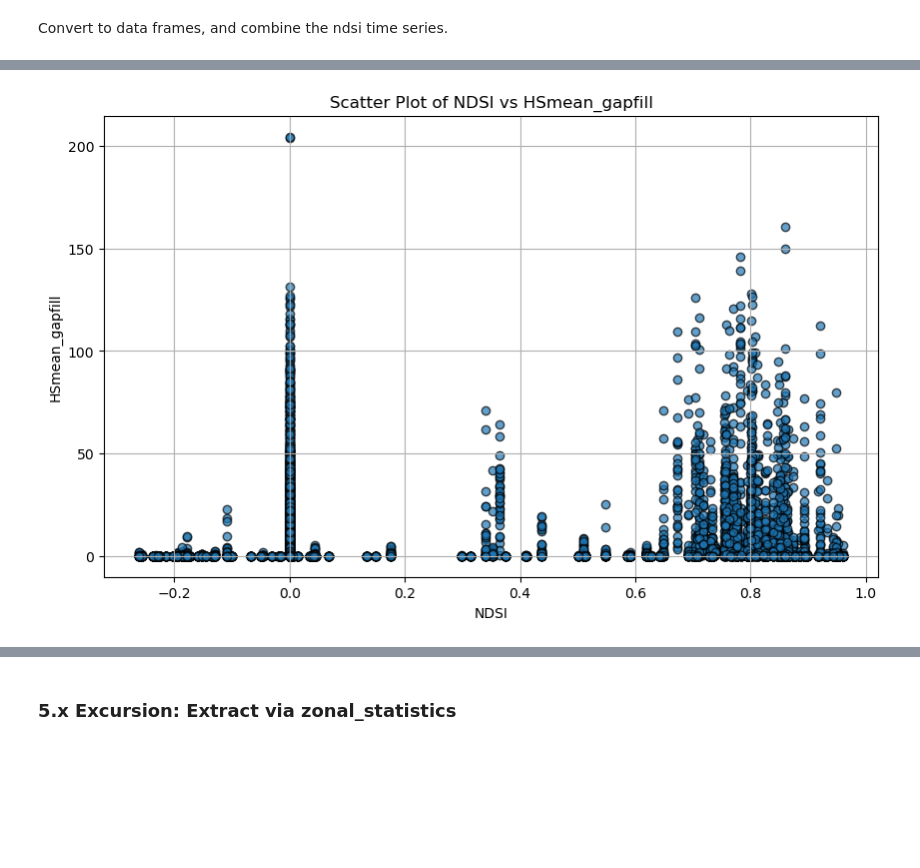
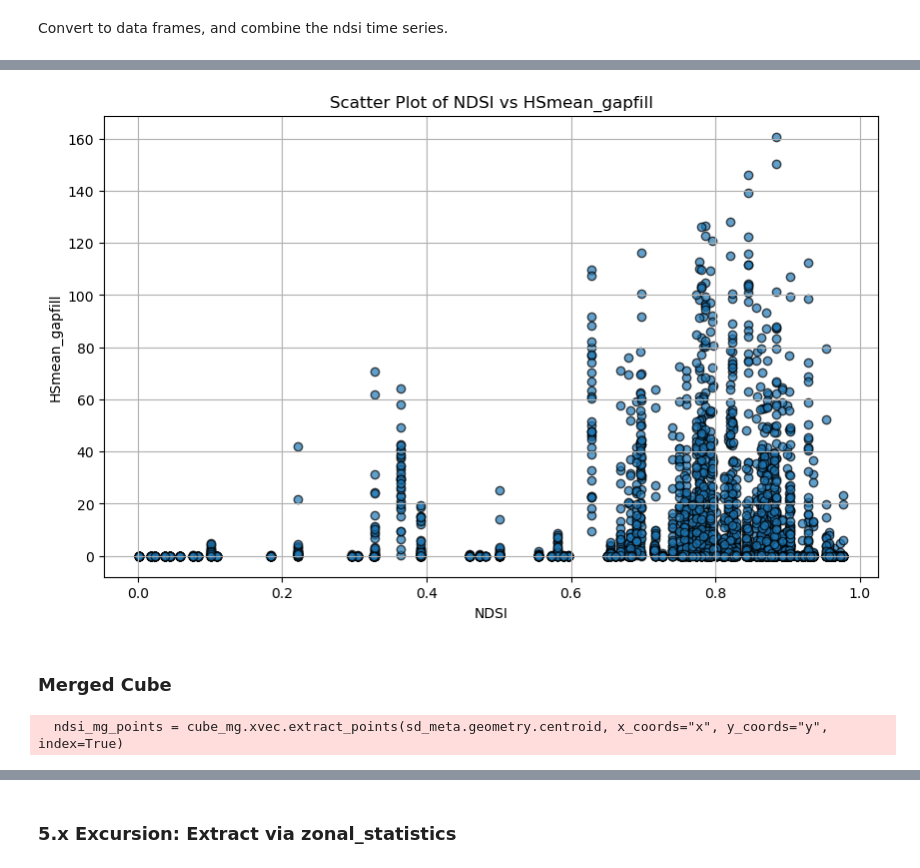
Before and after one commit to DLR-terrabyte/eo-examples, a Jupyter notebook: workshop_prepml/Prepare-ML.ipynb, the cells around one changed output, grey strips where cells are left out. Saved outputs shown, nothing was run; the diff lists cells and outputs as text; code cells hidden in the pictures; blank space fills up the shorter version.

```diff
--- a/workshop_prepml/Prepare-ML.ipynb
+++ b/workshop_prepml/Prepare-ML.ipynb
@@ -827,4 +1001,4 @@ None
 Resampling the grid of the landsat data cube to twice it's size, aggregating using max().
 **This is a proxy for using the geometries to extract zonal statistics. It's more efficient.**
 # %%
-cube_ls = cube_ls.coarsen(x=2, y=2, boundary="trim").max()
+#cube_ls = cube_ls.coarsen(x=2, y=2, boundary="trim").max() # chunksize automatically halved.
@@ -913,0 +1019,4 @@ Attributes: (0)
+# %%
+cube_s2 = aggregate_monthly_ndsi(cube = cube_s2)
+cube_ls = aggregate_monthly_ndsi(cube = cube_ls)
+cube_mg = aggregate_monthly_ndsi(cube = cube_mg)
@@ -959,3 +1175,3 @@ Attributes: (0)
 # %%
-ndsi_ls_points = ndsi_ls.xvec.extract_points(sd_meta.geometry.centroid, x_coords="x", y_coords="y", index=True)
+ndsi_ls_points = cube_ls.xvec.extract_points(sd_meta.geometry.centroid, x_coords="x", y_coords="y", index=True)
 # %% [output]
@@ -1000,5 +1219,5 @@ Attributes: (0)
 Convert to data frames, and combine the ndsi time series.
 # %%
 %%time
-ndsi_ls_points = ndsi_ls_points.chunk({"time": -1, "geometry": 42})
+ndsi_ls_points = ndsi_ls_points.compute()
 # %% [output]
@@ -1037,13 +1252,14 @@ ndsi_ls_ts
 # %%
 # Scatter plot
+df = ndsi_ls_ts[ndsi_ls_ts['ndsi'] > 0]
 plt.figure(figsize=(10, 6))
-plt.scatter(ndsi_ls_ts['ndsi'], ndsi_ls_ts['HSmean_gapfill'], alpha=0.7, edgecolors='k')
+plt.scatter(df['ndsi'], df['HSmean_gapfill'], alpha=0.7, edgecolors='k')
 
 # Add labels and title
 plt.xlabel('NDSI')
 plt.ylabel('HSmean_gapfill')
 plt.title('Scatter Plot of NDSI vs HSmean_gapfill')
 plt.grid(True)
 plt.show()
 # %% [output]
-[figure, old version]
+[figure, new version]
@@ -1052,0 +1266,6 @@ plt.show()
+# %% [markdown]
+### Merged Cube
+# %%
+ndsi_mg_points = cube_mg.xvec.extract_points(sd_meta.geometry.centroid, x_coords="x", y_coords="y", index=True)
+# %% [output]
+  ndsi_mg_points = cube_mg.xvec.extract_points(sd_meta.geometry.centroid, x_coords="x", y_coords="y", index=True)
```
Also changed, not shown: parts of 96 cells of this notebook.
